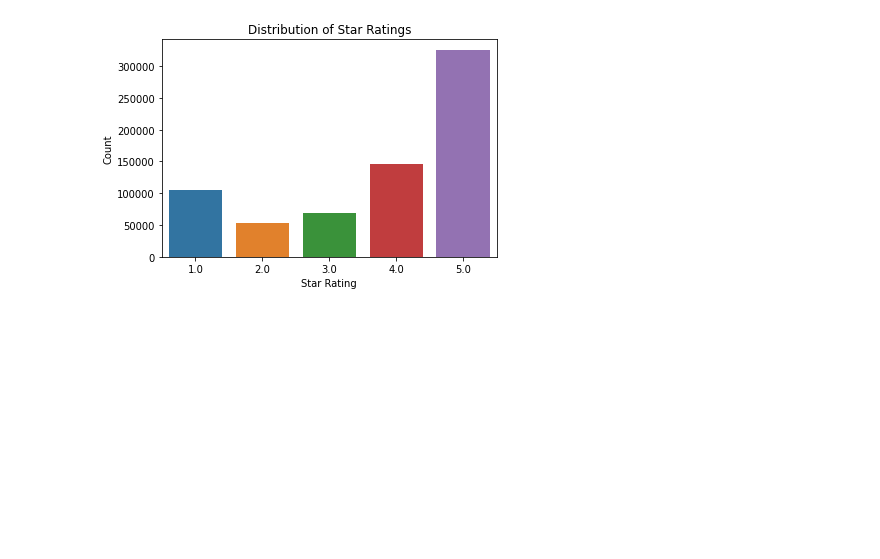
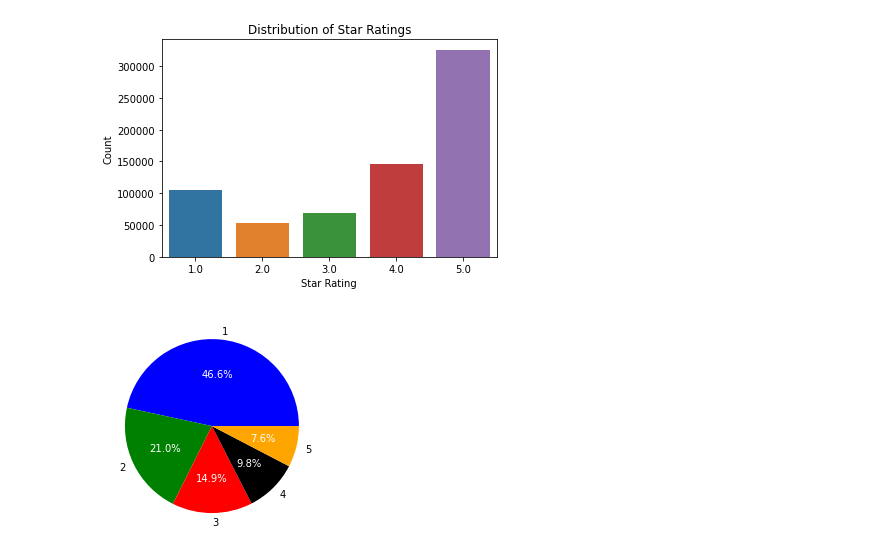
Before and after one commit to Popusa/sentiment-analysis-yelp, a Jupyter notebook: larger_dataset_code/sa_larger_dataset.ipynb, the cells around one changed output. Cells and saved outputs as stored; diff of their text form; code cells hidden in the pictures; blank space fills up the shorter version.

```diff
--- a/larger_dataset_code/sa_larger_dataset.ipynb
+++ b/larger_dataset_code/sa_larger_dataset.ipynb
@@ -188,3 +162,8 @@ plt.title('Distribution of Star Ratings')
 plt.show()
 # %% [output]
 [figure]
+# %%
+# Using a pieplot to visualize the star ratings
+visualize_ratings_pie(review_data['star_rating'],1,5)
+# %% [output]
+[figure, added]
```
Also changed, not shown: parts of 15 cells of this notebook, 7 other files.
